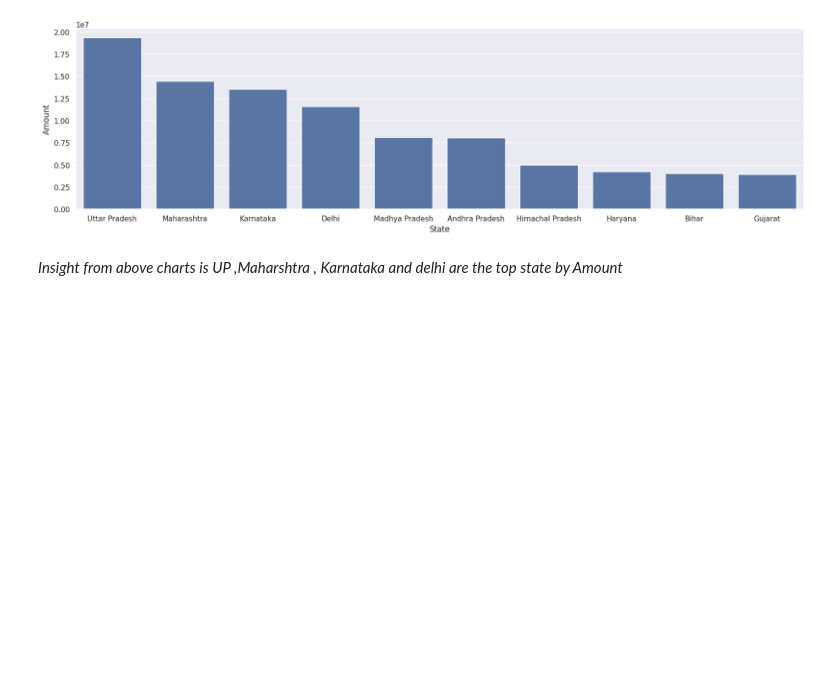
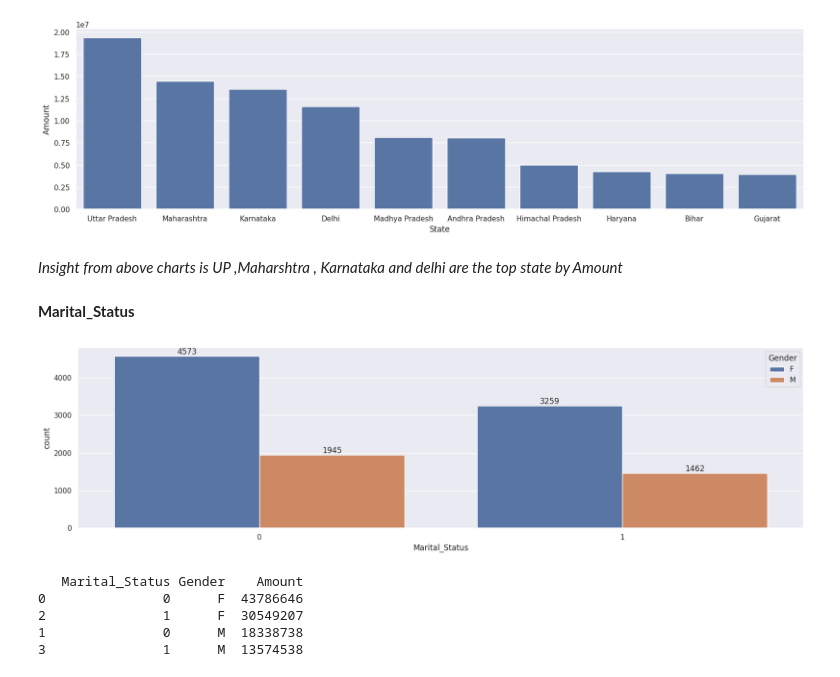
Before and after one commit to Kamal-Damani/Diwali_Customer_Analytics_Python, a Jupyter notebook: Diwali_Sales_analysis_Pandas.ipynb, the cells around one changed output. Cells and saved outputs as stored; diff of their text form; code cells hidden in the pictures; blank space fills up the shorter version.

```diff
--- a/Diwali_Sales_analysis_Pandas.ipynb
+++ b/Diwali_Sales_analysis_Pandas.ipynb
@@ -232,3 +232,23 @@ sns.barplot(y="Amount",x="State",data= state_by_amount)
 [figure]
 # %% [markdown]
 *Insight from above charts is UP ,Maharshtra , Karnataka and delhi are the top state by Amount*
+# %% [markdown]
+**Marital_Status**
+# %%
+count_marital = sns.countplot(x="Marital_Status",data=df,hue="Gender" )
+
+
+for i in count_marital.containers:
+  count_marital.bar_label(i)
+# %% [output]
+[figure, added]
+# %%
+# Marital and gender by amount
+marital_by_amount=df.groupby(["Marital_Status","Gender"],as_index=False)["Amount"].sum().sort_values(by="Amount",ascending=False)
+print(marital_by_amount)
+# %% [output]
+   Marital_Status Gender    Amount
+0               0      F  43786646
+2               1      F  30549207
+1               0      M  18338738
+3               1      M  13574538
```
Also changed, not shown: parts of 2 cells of this notebook.
